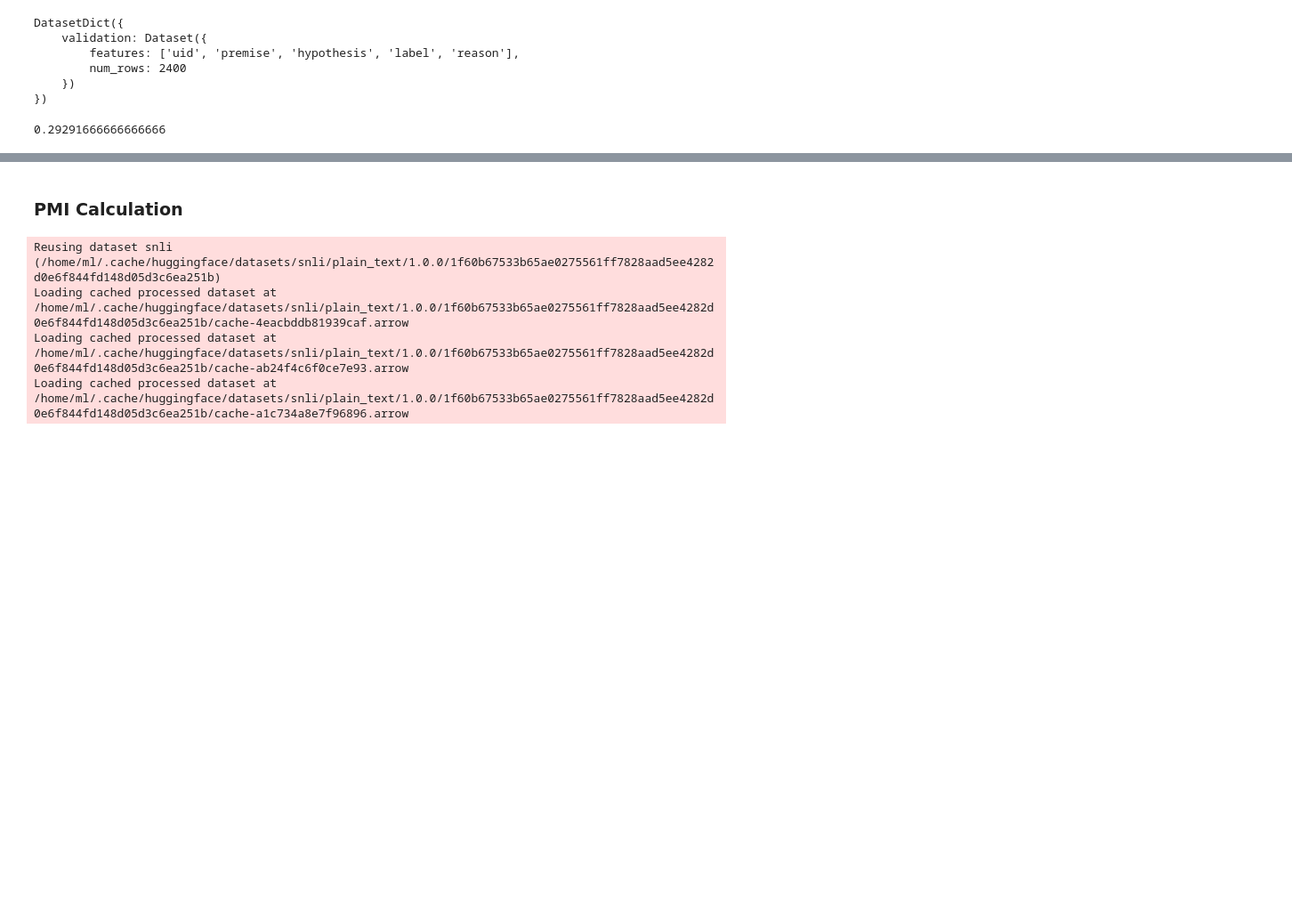
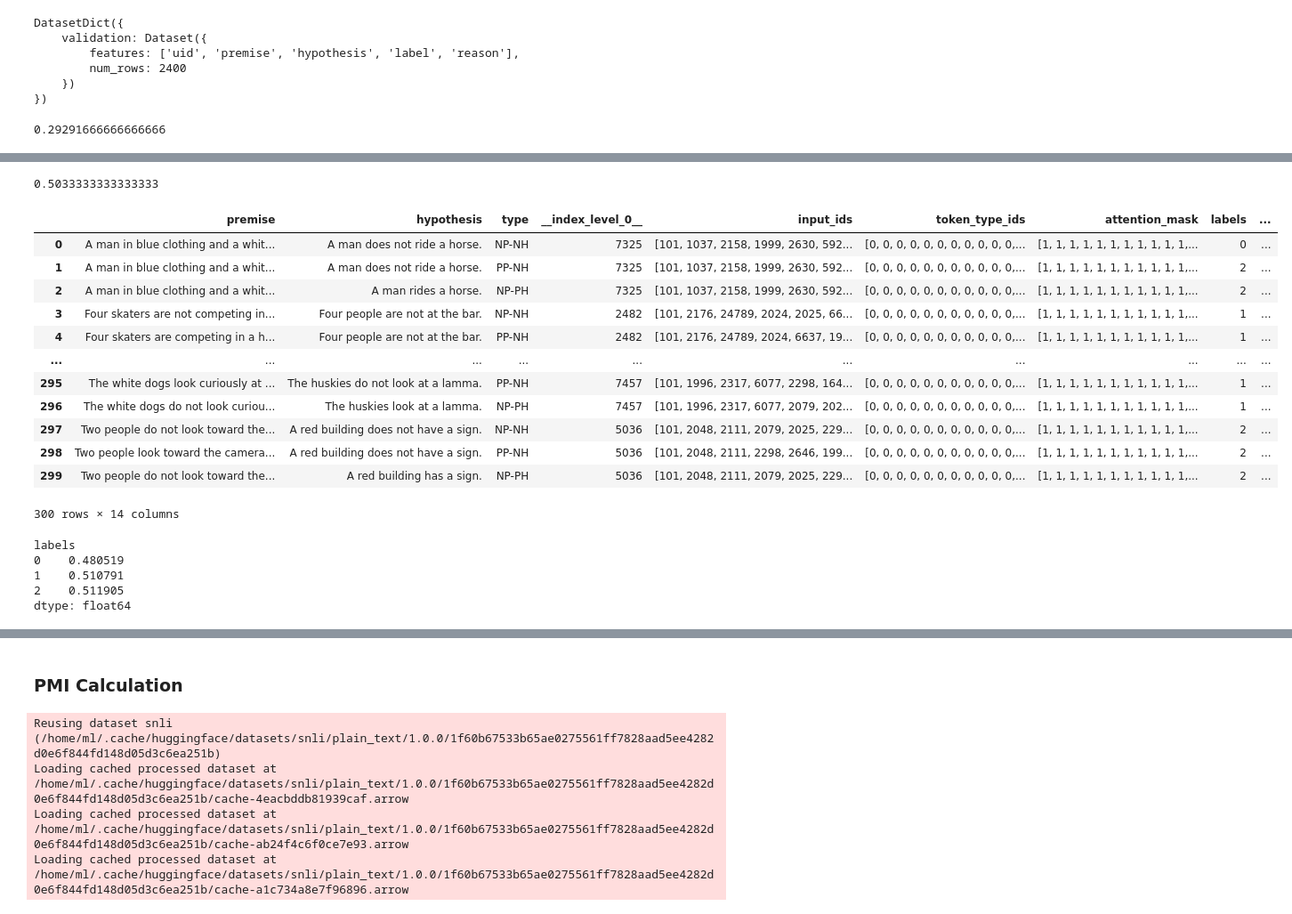
Before and after one commit to Serebryanskiy/nli, a Jupyter notebook: snli.ipynb, the cells around one changed output, grey strips where cells are left out. Shown at 89% size. Drawn from its saved outputs; the diff is of its cells as text; code cells hidden in the pictures; blank space fills up the shorter version.

```diff
--- a/snli.ipynb
+++ b/snli.ipynb
@@ -370,0 +479,67 @@ eval_df.correct.sum() / len(eval_df)
+# %%
+neg_dataset = datasets.DatasetDict({'validation': datasets.Dataset.from_pandas(negations)})
+
+batch_size = 1 #36*torch.cuda.device_count()
+model = ElectraForSequenceClassification.from_pretrained('./snli_classic/' + 'model')#,# config=config)
+tokenizer = ElectraTokenizerFast.from_pretrained('./snli_classic/' + 'model')
+model.to(device)
+model.eval()
+
+prepare_train_dataset = prepare_eval_dataset = lambda exs: prepare_dataset_nli(exs, tokenizer, 128)
+
+eval_dataset = neg_dataset['validation']
+eval_dataset_featurized = eval_dataset.map(
+    prepare_eval_dataset,
+    batched=False,
+    num_proc=NUM_PREPROCESSING_WORKERS,
+    remove_columns=['label'] #eval_dataset.column_names
+)
+# eval_loader = DataLoader(eval_dataset_featurized, batch_size=batch_size, shuffle=True, pin_memory=True)
+# %%
+model_keys = ['input_ids', 'token_type_ids', 'attention_mask']
+model.eval()
+model.to(device)
+eval_samples = []
+attentions = []
+for n, sample in tqdm(enumerate(eval_dataset_featurized), total=len(eval_dataset_featurized)):
+    labels = torch.LongTensor([sample['labels']]).to(device)
+    model_inputs = {k:torch.LongTensor(v).to(device).reshape(1,-1) for k,v in sample.items() if k in model_keys}
+    model_output = model(**model_inputs, labels=labels, output_attentions = True)
+    sample['loss'] = model_output.loss.item()
+    sample['predicted_label'] = model_output.logits[0].argmax().item()
+    for i, logit in enumerate(model_output.logits[0]):
+        sample[f'logit_{i}'] = logit.item()
+
+    eval_samples.append(sample)
+# %%
+eval_df = pd.DataFrame(eval_samples)
+eval_df['correct'] = eval_df.labels == eval_df.predicted_label
+eval_df.to_parquet('./negations/' + 'eval_df.parquet')
+eval_df.correct.sum() / len(eval_df)
+# %% [output]
+0.5033333333333333
+# %%
+eval_df
+# %% [output]
+|  | premise | hypothesis | type | __index_level_0__ | input_ids | token_type_ids | attention_mask | labels | ... |
+| 0 | A man in blue clothing and a whit... | A man does not ride a horse. | NP-NH | 7325 | [101, 1037, 2158, 1999, 2630, 592... | [0, 0, 0, 0, 0, 0, 0, 0, 0, 0, 0,... | [1, 1, 1, 1, 1, 1, 1, 1, 1, 1, 1,... | 0 | ... |
+| 1 | A man in blue clothing and a whit... | A man does not ride a horse. | PP-NH | 7325 | [101, 1037, 2158, 1999, 2630, 592... | [0, 0, 0, 0, 0, 0, 0, 0, 0, 0, 0,... | [1, 1, 1, 1, 1, 1, 1, 1, 1, 1, 1,... | 2 | ... |
+| 2 | A man in blue clothing and a whit... | A man rides a horse. | NP-PH | 7325 | [101, 1037, 2158, 1999, 2630, 592... | [0, 0, 0, 0, 0, 0, 0, 0, 0, 0, 0,... | [1, 1, 1, 1, 1, 1, 1, 1, 1, 1, 1,... | 2 | ... |
+| 3 | Four skaters are not competing in... | Four people are not at the bar. | NP-NH | 2482 | [101, 2176, 24789, 2024, 2025, 66... | [0, 0, 0, 0, 0, 0, 0, 0, 0, 0, 0,... | [1, 1, 1, 1, 1, 1, 1, 1, 1, 1, 1,... | 1 | ... |
+| 4 | Four skaters are competing in a h... | Four people are not at the bar. | PP-NH | 2482 | [101, 2176, 24789, 2024, 6637, 19... | [0, 0, 0, 0, 0, 0, 0, 0, 0, 0, 0,... | [1, 1, 1, 1, 1, 1, 1, 1, 1, 1, 1,... | 1 | ... |
+| ... | ... | ... | ... | ... | ... | ... | ... | ... | ... |
+| 295 | The white dogs look curiously at ... | The huskies do not look at a lamma. | PP-NH | 7457 | [101, 1996, 2317, 6077, 2298, 164... | [0, 0, 0, 0, 0, 0, 0, 0, 0, 0, 0,... | [1, 1, 1, 1, 1, 1, 1, 1, 1, 1, 1,... | 1 | ... |
+| 296 | The white dogs do not look curiou... | The huskies look at a lamma. | NP-PH | 7457 | [101, 1996, 2317, 6077, 2079, 202... | [0, 0, 0, 0, 0, 0, 0, 0, 0, 0, 0,... | [1, 1, 1, 1, 1, 1, 1, 1, 1, 1, 1,... | 1 | ... |
+| 297 | Two people do not look toward the... | A red building does not have a sign. | NP-NH | 5036 | [101, 2048, 2111, 2079, 2025, 229... | [0, 0, 0, 0, 0, 0, 0, 0, 0, 0, 0,... | [1, 1, 1, 1, 1, 1, 1, 1, 1, 1, 1,... | 2 | ... |
+| 298 | Two people look toward the camera... | A red building does not have a sign. | PP-NH | 5036 | [101, 2048, 2111, 2298, 2646, 199... | [0, 0, 0, 0, 0, 0, 0, 0, 0, 0, 0,... | [1, 1, 1, 1, 1, 1, 1, 1, 1, 1, 1,... | 2 | ... |
+| 299 | Two people do not look toward the... | A red building has a sign. | NP-PH | 5036 | [101, 2048, 2111, 2079, 2025, 229... | [0, 0, 0, 0, 0, 0, 0, 0, 0, 0, 0,... | [1, 1, 1, 1, 1, 1, 1, 1, 1, 1, 1,... | 2 | ... |
+300 rows × 14 columns
+# %%
+b_ = eval_df.groupby(['labels']).agg({"correct":'sum', "predicted_label": 'count'})
+b_['correct'] /  b_['predicted_label']
+# %% [output]
+labels
+0    0.480519
+1    0.510791
+2    0.511905
+dtype: float64
```
Also changed, not shown: parts of 49 cells of this notebook.
